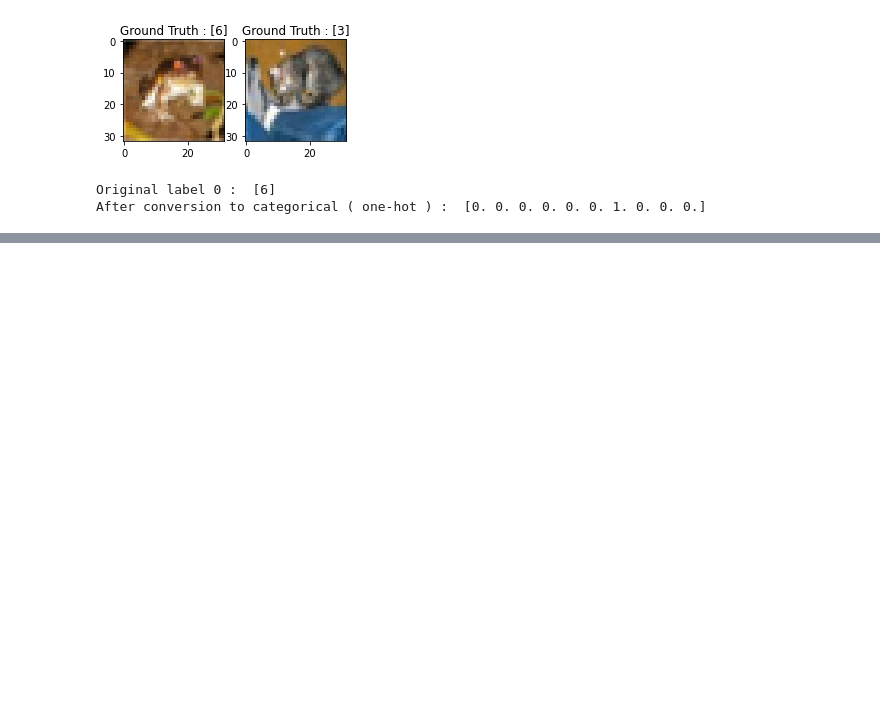
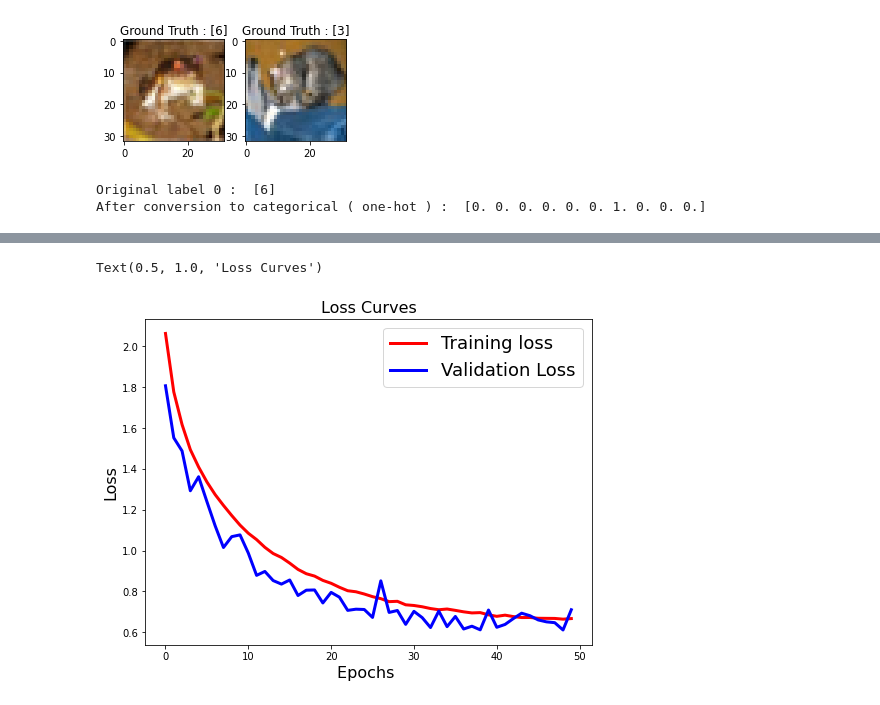
Before and after one commit to akash1947/CNNimageClassifier, a Jupyter notebook: CNNimageclassifier.ipynb, the cells around one changed output, grey strips where cells are left out. Drawn from its saved outputs; the diff is of its cells as text; code cells hidden in the pictures; blank space fills up the shorter version.

```diff
--- a/CNNimageclassifier.ipynb
+++ b/CNNimageclassifier.ipynb
@@ -140,0 +193,32 @@ model1.evaluate(test_data, test_labels_one_hot)
+# %%
+#Application of CIFAR 10 using data augmentation
+
+#creating model 2
+
+from keras.preprocessing.image import ImageDataGenerator
+
+model2 = createModel()
+
+model2.compile(optimizer='rmsprop', loss='categorical_crossentropy', metrics=['accuracy'])
+
+batch_size = 256
+epochs = 50
+datagen = ImageDataGenerator(
+#         zoom_range=0.2, # randomly zoom into images
+#         rotation_range=10,  # randomly rotate images in the range (degrees, 0 to 180)
+        width_shift_range=0.1,  # randomly shift images horizontally (fraction of total width)
+        height_shift_range=0.1,  # randomly shift images vertically (fraction of total height)
+        horizontal_flip=True,  # randomly flip images
+        vertical_flip=False)  # randomly flip images
+
+
+# datagen.fit(train_data)
+
+# Fit the model on the batches generated by datagen.flow().
+history2 = model2.fit_generator(datagen.flow(train_data, train_labels_one_hot, batch_size=batch_size),
+                              steps_per_epoch=int(np.ceil(train_data.shape[0] / float(batch_size))),
+                              epochs=epochs,
+                              validation_data=(test_data, test_labels_one_hot),
+                              workers=4)
+
+model2.evaluate(test_data, test_labels_one_hot)
@@ -140,0 +264,11 @@ model1.evaluate(test_data, test_labels_one_hot)
+# %%
+plt.figure(figsize=[8,6])
+plt.plot(history2.history['loss'],'r',linewidth=3.0)
+plt.plot(history2.history['val_loss'],'b',linewidth=3.0)
+plt.legend(['Training loss', 'Validation Loss'],fontsize=18)
+plt.xlabel('Epochs ',fontsize=16)
+plt.ylabel('Loss',fontsize=16)
+plt.title('Loss Curves',fontsize=16)
+# %% [output]
+Text(0.5, 1.0, 'Loss Curves')
+[figure, added]
```
Also changed, not shown: parts of 11 cells of this notebook.
